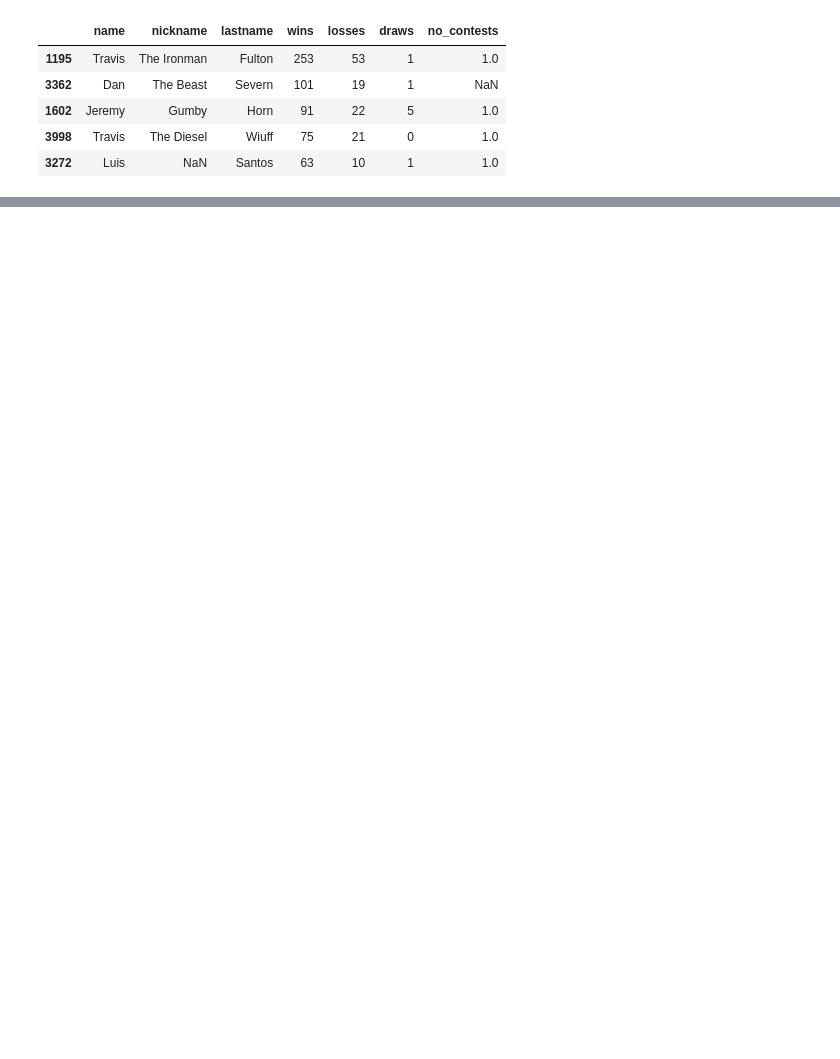
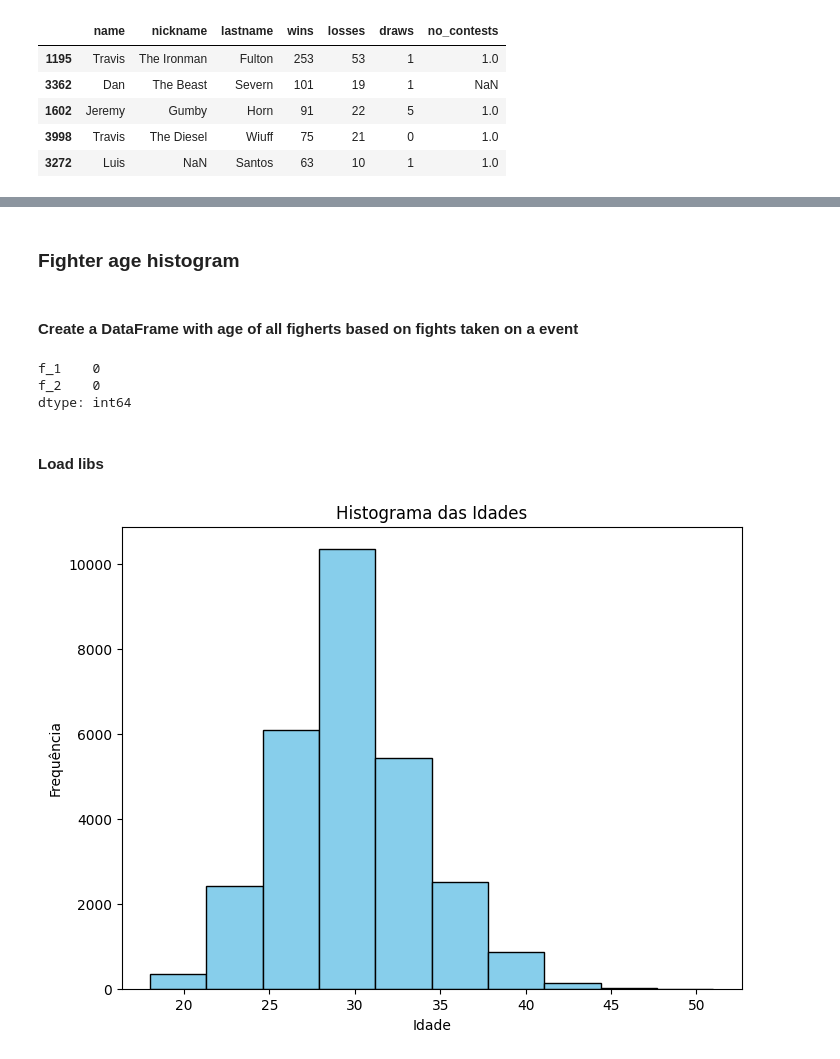
Before and after one commit to jojosuelobo/UFC-Hen-Golden-Egg, a Jupyter notebook: MMA_stats.ipynb, the cells around one changed output, grey strips where cells are left out. Drawn from its saved outputs; the diff is of its cells as text; code cells hidden in the pictures; blank space fills up the shorter version.

Commit message:
first histogram

```diff
--- a/MMA_stats.ipynb
+++ b/MMA_stats.ipynb
@@ -129,0 +131,49 @@ more_victories[['name', 'nickname', 'lastname', 'wins', 'losses', 'draws', 'no_c
+# %% [markdown]
+### Fighter age histogram
+# %% [markdown]
+#### Create a DataFrame with age of all figherts based on fights taken on a event
+# %%
+df_events['event_date'] = pd.to_datetime(df_events['event_date'])
+df_fighters['date_birth'] = pd.to_datetime(df_fighters['date_birth'])
+
+# Verificar valores NaN nas colunas de lutadores
+print(df_events[['f_1', 'f_2']].isna().sum())
+
+# Filtrar lutas com lutadores válidos
+df_events = df_events.dropna(subset=['f_1', 'f_2']).copy()
+
+# Criar um dicionário para mapear fighter_id para data de nascimento
+fighter_birthdays = df_fighters.set_index('fighter_id')['date_birth'].to_dict()
+
+# Função para calcular a idade na data da luta
+def calculate_age(event_date, birth_date):
+    if pd.isna(birth_date):
+        return None
+    return event_date.year - birth_date.year - ((event_date.month, event_date.day) < (birth_date.month, birth_date.day))
+
+# Calcular a idade dos lutadores no dia da luta
+df_events['f1_age'] = df_events.apply(lambda row: calculate_age(row['event_date'], fighter_birthdays.get(row['f_1'], pd.NaT)), axis=1)
+df_events['f2_age'] = df_events.apply(lambda row: calculate_age(row['event_date'], fighter_birthdays.get(row['f_2'], pd.NaT)), axis=1)
+
+# Verificar o DataFrame atualizado
+ages_combined = pd.concat([df_events['f1_age'], df_events['f2_age']], ignore_index=True).dropna().reset_index(drop=True)
+# %% [output]
+f_1    0
+f_2    0
+dtype: int64
+# %% [markdown]
+#### Load libs
+# %%
+import matplotlib.pyplot as plt
+import seaborn as sns
+
+df_ages = pd.DataFrame({'ages_combined': ages_combined})
+# %%
+plt.figure(figsize=(8, 6))
+plt.hist(df_ages['ages_combined'], bins=10, color='skyblue', edgecolor='black')
+plt.title('Histograma das Idades')
+plt.xlabel('Idade')
+plt.ylabel('Frequência')
+plt.show()
+# %% [output]
+[figure, added]
```
Also changed, not shown: parts of 2 cells of this notebook, 1 other file.
